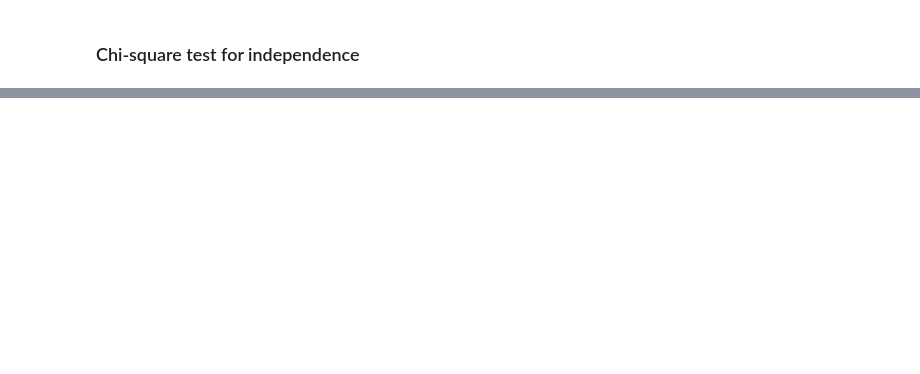
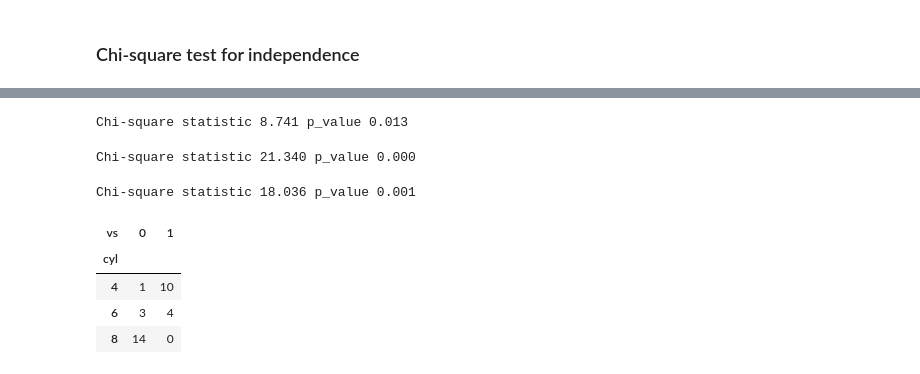
Before and after one commit to yoji-toriumi/Data_Science_E, a Jupyter notebook: 05_06_begin/05_06_begin.ipynb, the cells around one changed output, grey strips where cells are left out. Saved outputs shown, nothing was run; the diff lists cells and outputs as text; code cells hidden in the pictures; blank space fills up the shorter version.

```diff
--- a/05_06_begin/05_06_begin.ipynb
+++ b/05_06_begin/05_06_begin.ipynb
@@ -60,0 +87,36 @@ Chi-square statistic 18.036 p_value 0.001
+# %%
+table = pd.crosstab(cyl, am)
+
+from scipy.stats import chi2_contingency
+
+chi2, p, dof, expected = chi2_contingency(table.values)
+print("Chi-square statistic %0.3f p_value %0.3f" % (chi2, p))
+# %% [output]
+Chi-square statistic 8.741 p_value 0.013
+# %%
+table = pd.crosstab(cyl, vs)
+
+from scipy.stats import chi2_contingency
+
+chi2, p, dof, expected = chi2_contingency(table.values)
+print("Chi-square statistic %0.3f p_value %0.3f" % (chi2, p))
+# %% [output]
+Chi-square statistic 21.340 p_value 0.000
+# %%
+table = pd.crosstab(cyl, gear)
+
+from scipy.stats import chi2_contingency
+
+chi2, p, dof, expected = chi2_contingency(table.values)
+print("Chi-square statistic %0.3f p_value %0.3f" % (chi2, p))
+# %% [output]
+Chi-square statistic 18.036 p_value 0.001
+# %%
+table = pd.crosstab(cyl, vs)
+table
+# %% [output]
+| vs | 0 | 1 |
+| cyl |  |  |
+| 4 | 1 | 10 |
+| 6 | 3 | 4 |
+| 8 | 14 | 0 |
```
Also changed, not shown: parts of 17 cells of this notebook, 1 other file.
